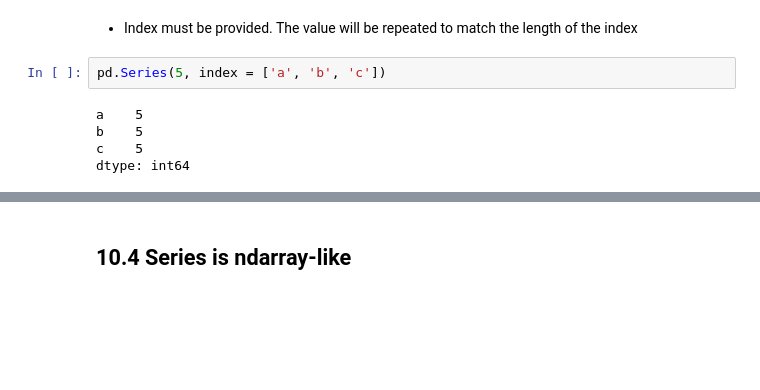
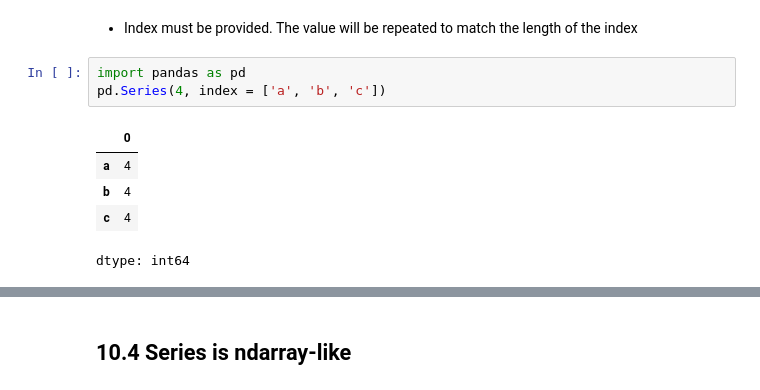
Before and after one commit to IAT-ExploringAI-2024/Week1---Intro-to-Python, a Jupyter notebook: Introduction_to_Python.ipynb, the cells around one changed output, grey strips where cells are left out. Drawn from its saved outputs; the diff is of its cells as text; blank space fills up the shorter version.

```diff
--- a/Introduction_to_Python.ipynb
+++ b/Introduction_to_Python.ipynb
@@ -970,10 +1113,12 @@ dtype: int64
 # %% [markdown]
 - Index must be provided. The value will be repeated to match the length of the index
 # %%
-pd.Series(5, index = ['a', 'b', 'c'])
+import pandas as pd
+pd.Series(4, index = ['a', 'b', 'c'])
 # %% [output]
+|  | 0 |
+| a | 4 |
+| b | 4 |
+| c | 4 |
-a    5
-b    5
-c    5
 dtype: int64
 # %%
```
Also changed, not shown: parts of 40 cells of this notebook.
